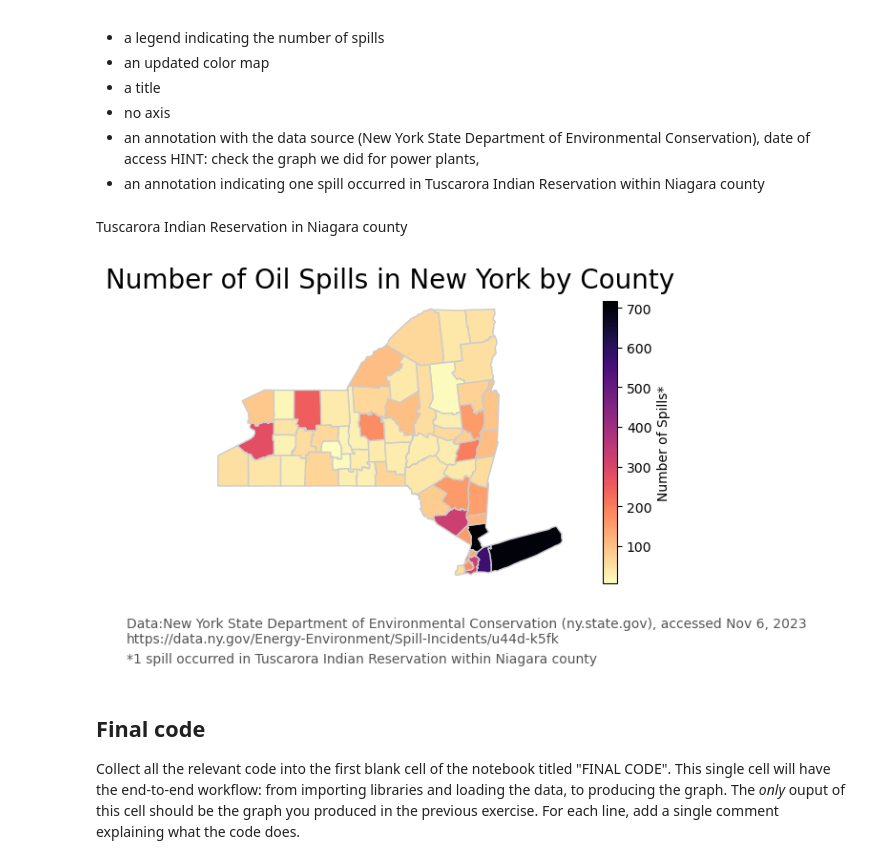
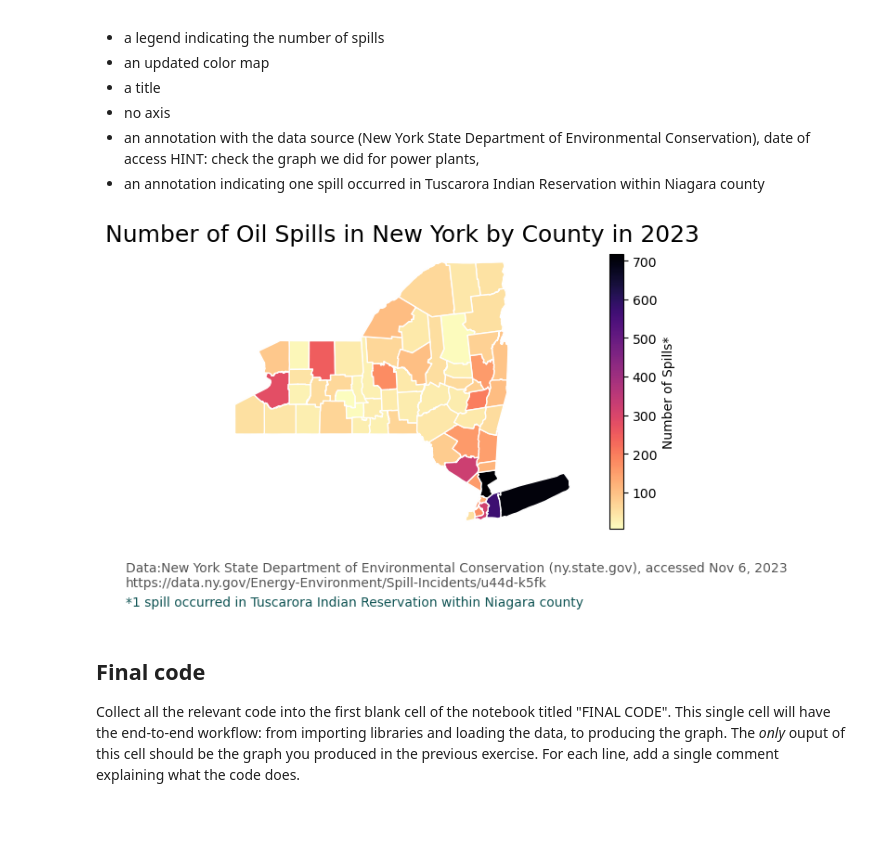
Before and after one commit to a-ramji/eds220-hkw-3, a Jupyter notebook: hwk3-task1-spills.ipynb, the cells around one changed output. Saved outputs shown, nothing was run; the diff lists cells and outputs as text; code cells hidden in the pictures; blank space fills up the shorter version.

```diff
--- a/hwk3-task1-spills.ipynb
+++ b/hwk3-task1-spills.ipynb
@@ -674,41 +800,42 @@ Your map should have (at least) the following updates:
 - no axis
 - an annotation with the data source (New York State Department of Environmental Conservation), date of access HINT: check the graph we did for power plants,
 - an annotation indicating one spill occurred in Tuscarora Indian Reservation within Niagara county
-# %% [markdown]
-Tuscarora Indian Reservation in Niagara county
 # %%
-# mapping the output
+# mapping the
 fig, ax = plt.subplots()
 #countries.plot(ax=ax)
 ny_counties.plot(ax=ax,
-                      column='n_spills',
-                       cmap='magma_r',
+                      column='n_spills', # labelling. my legend
+                       cmap='magma_r', # updated color map, reversed
                        legend=True,
-                       edgecolor="0.8",
+                       edgecolor="1",
                        legend_kwds={"shrink":.8,
                                     'label': "Number of Spills*"
                                     }
                        )
 
+# adding title
+ax.set_title('Number of Oil Spills in New York by County in 2023',  fontsize=18)
+# removing axes
 ax.axis('off')
-ax.set_title('Number of Oil Spills in New York by County',  fontsize=20)
-ax.set_xlabel('Longitude')
-ax.set_ylabel('Latitude')
-ax.annotate(text = "*1 spill occurred in Tuscarora Indian Reservation within Niagara county",
-            xy = (0.05, 0.02),
-            xycoords='figure fraction',
-            fontsize=10,
-            color='#555555')
 
-
+# adding data source annotation
 ax.annotate("Data:New York State Department of Environmental Conservation (ny.state.gov), accessed Nov 6, 2023 \nhttps://data.ny.gov/Energy-Environment/Spill-Incidents/u44d-k5fk",
             xy=(0.05, .065), # position
             xycoords='figure fraction',
             fontsize=10,
             color='#555555')
+
+# adding Tuscarora Inidan Reservation oil spill annotation
+ax.annotate(text = "*1 spill occurred in Tuscarora Indian Reservation within Niagara county",
+            xy = (0.05, 0.02),
+            xycoords='figure fraction',
+            fontsize=10,
+            color='#115555')
+
 plt.show()
 # %% [output]
-[figure, old version]
+[figure, new version]
 # %% [markdown]
 ## Final code
 
```
Also changed, not shown: parts of 3 cells of this notebook.
